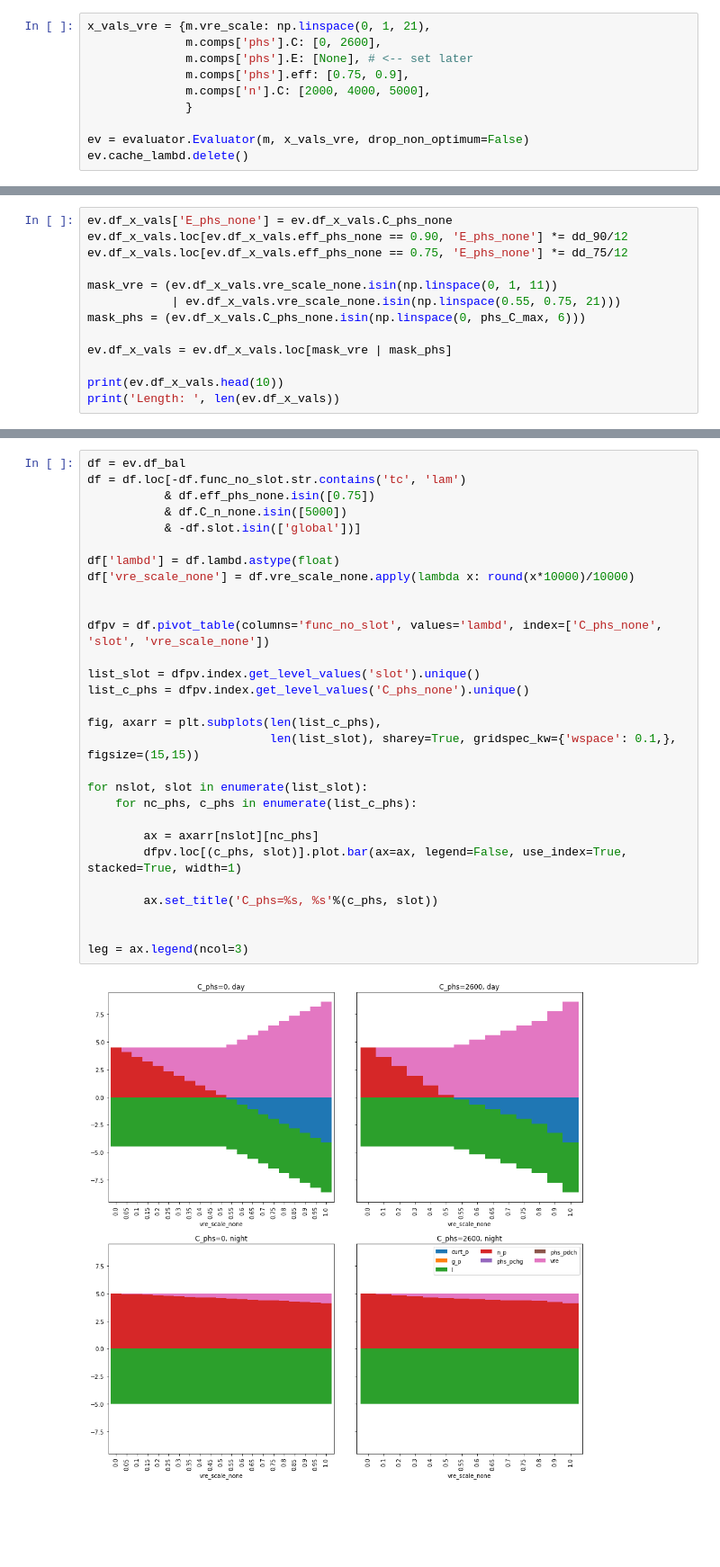
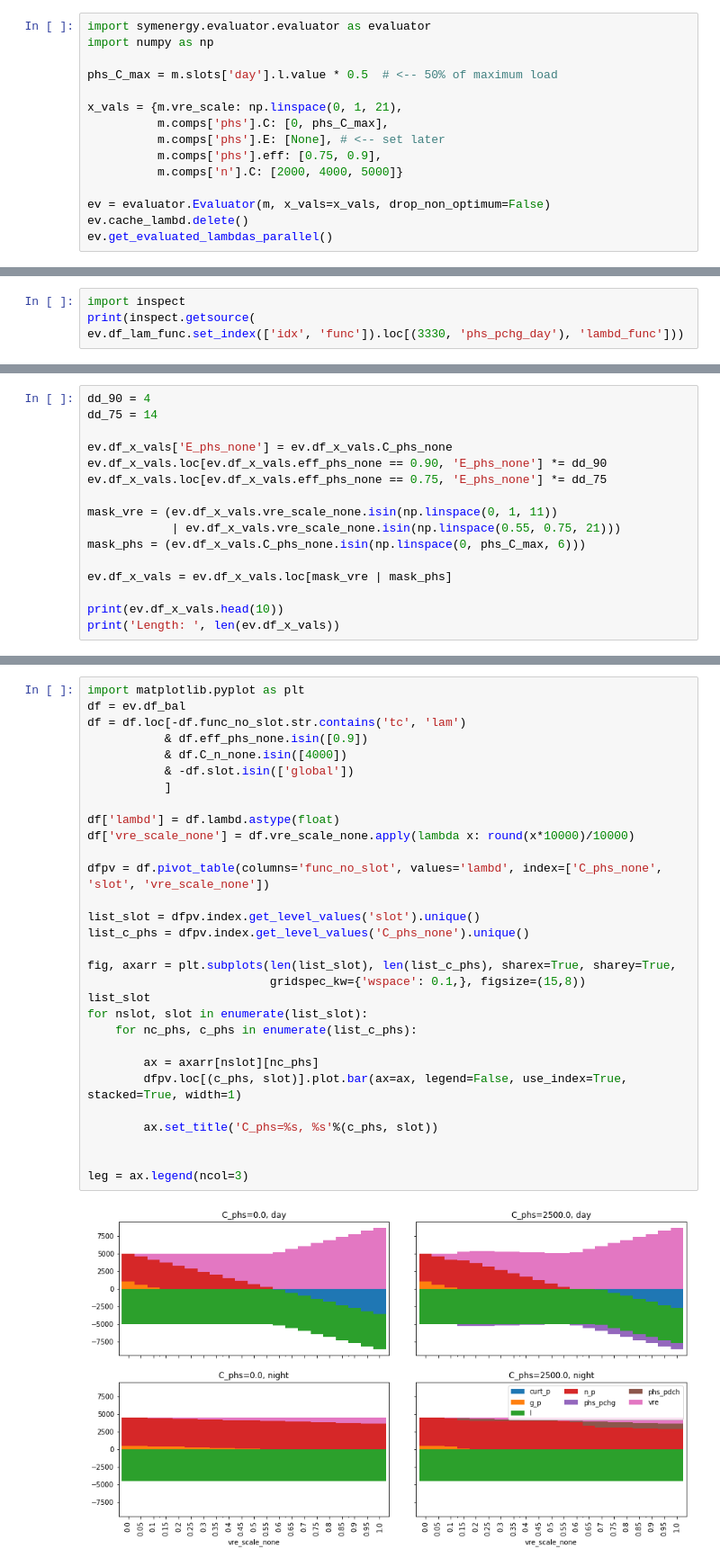
Before and after one commit to mcsoini/symenergy, a Jupyter notebook: examples/example_constant.ipynb, the cells around one changed output, grey strips where cells are left out. Shown at 90% size. Saved outputs shown, nothing was run; the diff lists cells and outputs as text; blank space fills up the shorter version.

```diff
--- a/examples/example_constant.ipynb
+++ b/examples/example_constant.ipynb
@@ -81,10 +154,15 @@ The `Evaluator.df_x_vals` instance attribute is modified after initialization to
 # %%
-x_vals_vre = {m.vre_scale: np.linspace(0, 1, 21),
-              m.comps['phs'].C: [0, 2600],
-              m.comps['phs'].E: [None], # <-- set later
-              m.comps['phs'].eff: [0.75, 0.9],
-              m.comps['n'].C: [2000, 4000, 5000],
-              }
+import symenergy.evaluator.evaluator as evaluator
+import numpy as np
 
-ev = evaluator.Evaluator(m, x_vals_vre, drop_non_optimum=False)
+phs_C_max = m.slots['day'].l.value * 0.5  # <-- 50% of maximum load
+
+x_vals = {m.vre_scale: np.linspace(0, 1, 21),
+          m.comps['phs'].C: [0, phs_C_max],
+          m.comps['phs'].E: [None], # <-- set later
+          m.comps['phs'].eff: [0.75, 0.9],
+          m.comps['n'].C: [2000, 4000, 5000]}
+
+ev = evaluator.Evaluator(m, x_vals=x_vals, drop_non_optimum=False)
 ev.cache_lambd.delete()
+ev.get_evaluated_lambdas_parallel()
@@ -100,0 +171,4 @@ The `df_x_vals` attribute is a dataframe containing all parameter value combinat
+# %%
+import inspect
+print(inspect.getsource(
+ev.df_lam_func.set_index(['idx', 'func']).loc[(3330, 'phs_pchg_day'), 'lambd_func']))
@@ -101,7 +200,10 @@ The `df_x_vals` attribute is a dataframe containing all parameter value combinat
 # %%
+dd_90 = 4
+dd_75 = 14
+
 ev.df_x_vals['E_phs_none'] = ev.df_x_vals.C_phs_none
-ev.df_x_vals.loc[ev.df_x_vals.eff_phs_none == 0.90, 'E_phs_none'] *= dd_90/12
-ev.df_x_vals.loc[ev.df_x_vals.eff_phs_none == 0.75, 'E_phs_none'] *= dd_75/12
+ev.df_x_vals.loc[ev.df_x_vals.eff_phs_none == 0.90, 'E_phs_none'] *= dd_90
+ev.df_x_vals.loc[ev.df_x_vals.eff_phs_none == 0.75, 'E_phs_none'] *= dd_75
 
 mask_vre = (ev.df_x_vals.vre_scale_none.isin(np.linspace(0, 1, 11))
             | ev.df_x_vals.vre_scale_none.isin(np.linspace(0.55, 0.75, 21)))
@@ -182,31 +237,32 @@ Loading BokehJS ...
 # %%
+import matplotlib.pyplot as plt
 df = ev.df_bal
 df = df.loc[-df.func_no_slot.str.contains('tc', 'lam')
-           & df.eff_phs_none.isin([0.75])
-           & df.C_n_none.isin([5000])
-           & -df.slot.isin(['global'])]
+           & df.eff_phs_none.isin([0.9])
+           & df.C_n_none.isin([4000])
+           & -df.slot.isin(['global'])
+           ]
 
 df['lambd'] = df.lambd.astype(float)
 df['vre_scale_none'] = df.vre_scale_none.apply(lambda x: round(x*10000)/10000)
-
 
 dfpv = df.pivot_table(columns='func_no_slot', values='lambd', index=['C_phs_none', 'slot', 'vre_scale_none'])
 
 list_slot = dfpv.index.get_level_values('slot').unique()
 list_c_phs = dfpv.index.get_level_values('C_phs_none').unique()
 
-fig, axarr = plt.subplots(len(list_c_phs),
-                          len(list_slot), sharey=True, gridspec_kw={'wspace': 0.1,}, figsize=(15,15))
-
+fig, axarr = plt.subplots(len(list_slot), len(list_c_phs), sharex=True, sharey=True,
+                          gridspec_kw={'wspace': 0.1,}, figsize=(15,8))
+list_slot
 for nslot, slot in enumerate(list_slot):
     for nc_phs, c_phs in enumerate(list_c_phs):
 
         ax = axarr[nslot][nc_phs]
         dfpv.loc[(c_phs, slot)].plot.bar(ax=ax, legend=False, use_index=True, stacked=True, width=1)
 
         ax.set_title('C_phs=%s, %s'%(c_phs, slot))
 
 
 leg = ax.legend(ncol=3)
 # %% [output]
-[figure, old version]
+[figure, new version]
```
Also changed, not shown: parts of 42 cells of this notebook, 1 other file.
